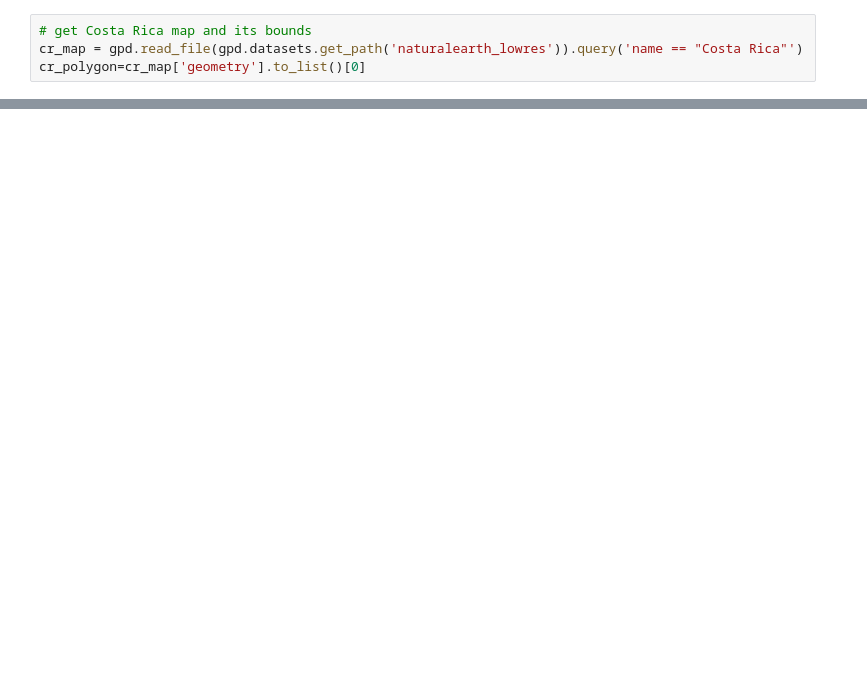
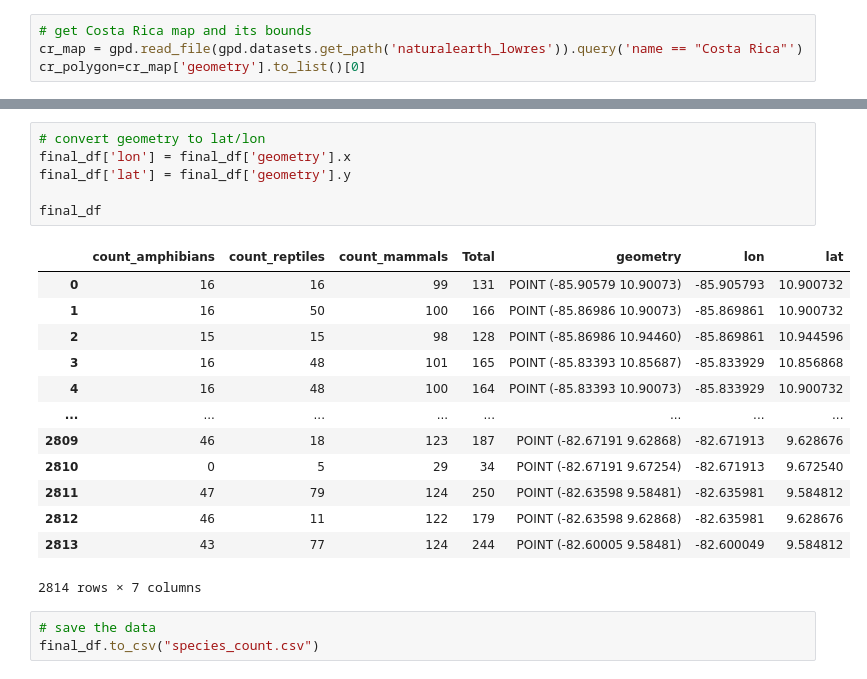
Before and after one commit to HotspotStoplight/HotspotStoplight, a Jupyter notebook: species_count/Species Count.ipynb, the cells around one changed output, grey strips where cells are left out. Saved outputs shown, nothing was run; the diff lists cells and outputs as text; blank space fills up the shorter version.

```diff
--- a/species_count/Species Count.ipynb
+++ b/species_count/Species Count.ipynb
@@ -66,0 +51,23 @@ Text(0.5, 1.0, 'Species Abundance in CR')
+# %%
+# convert geometry to lat/lon
+final_df['lon'] = final_df['geometry'].x
+final_df['lat'] = final_df['geometry'].y
+
+final_df
+# %% [output]
+|  | count_amphibians | count_reptiles | count_mammals | Total | geometry | lon | lat |
+| 0 | 16 | 16 | 99 | 131 | POINT (-85.90579 10.90073) | -85.905793 | 10.900732 |
+| 1 | 16 | 50 | 100 | 166 | POINT (-85.86986 10.90073) | -85.869861 | 10.900732 |
+| 2 | 15 | 15 | 98 | 128 | POINT (-85.86986 10.94460) | -85.869861 | 10.944596 |
+| 3 | 16 | 48 | 101 | 165 | POINT (-85.83393 10.85687) | -85.833929 | 10.856868 |
+| 4 | 16 | 48 | 100 | 164 | POINT (-85.83393 10.90073) | -85.833929 | 10.900732 |
+| ... | ... | ... | ... | ... | ... | ... | ... |
+| 2809 | 46 | 18 | 123 | 187 | POINT (-82.67191 9.62868) | -82.671913 | 9.628676 |
+| 2810 | 0 | 5 | 29 | 34 | POINT (-82.67191 9.67254) | -82.671913 | 9.672540 |
+| 2811 | 47 | 79 | 124 | 250 | POINT (-82.63598 9.58481) | -82.635981 | 9.584812 |
+| 2812 | 46 | 11 | 122 | 179 | POINT (-82.63598 9.62868) | -82.635981 | 9.628676 |
+| 2813 | 43 | 77 | 124 | 244 | POINT (-82.60005 9.58481) | -82.600049 | 9.584812 |
+2814 rows × 7 columns
+# %%
+# save the data
+final_df.to_csv("species_count.csv")
```
Also changed, not shown: parts of 5 cells of this notebook, 1 other file.
